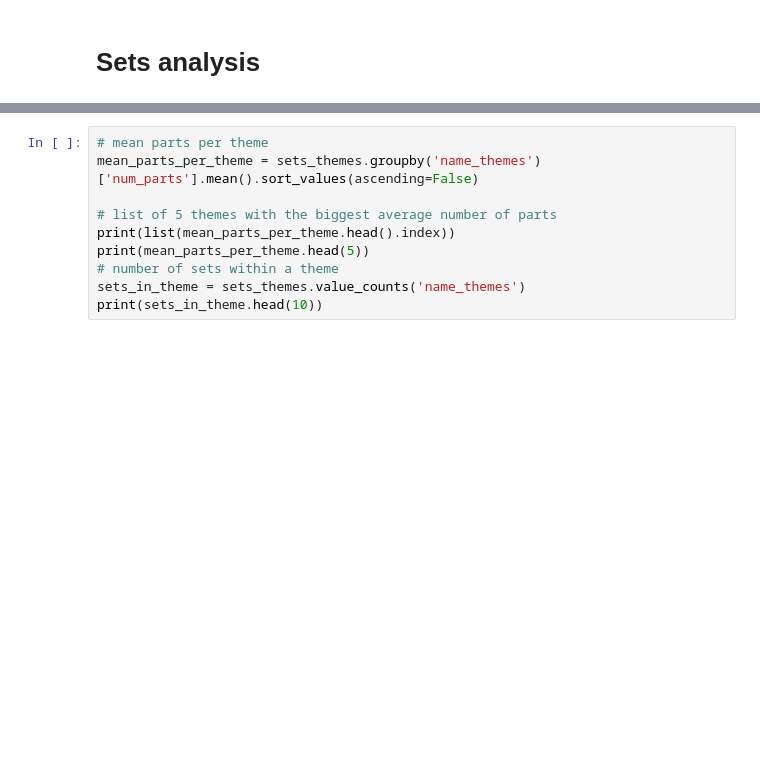
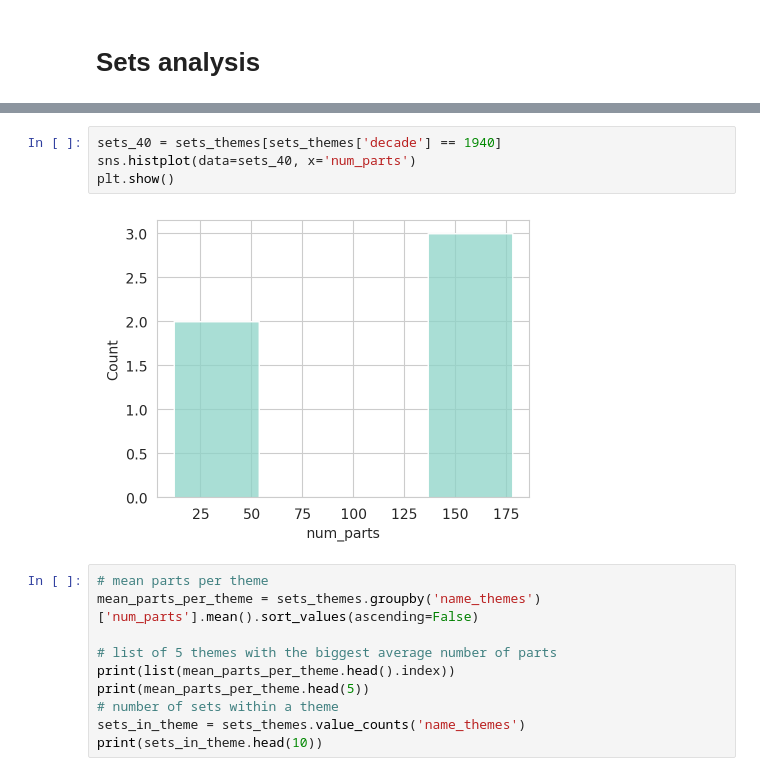
Before and after one commit to mmysior/lego-history, a Jupyter notebook: main-notebook.ipynb, the cells around one changed output, grey strips where cells are left out. Saved outputs shown, nothing was run; the diff lists cells and outputs as text; blank space fills up the shorter version.

```diff
--- a/main-notebook.ipynb
+++ b/main-notebook.ipynb
@@ -67,3 +101,9 @@ sets_themes.head()
+# %%
+sets_40 = sets_themes[sets_themes['decade'] == 1940]
+sns.histplot(data=sets_40, x='num_parts')
+plt.show()
+# %% [output]
+[figure, added]
 # %%
 # mean parts per theme
 mean_parts_per_theme = sets_themes.groupby('name_themes')['num_parts'].mean().sort_values(ascending=False)
```
Also changed, not shown: parts of 12 cells of this notebook.
